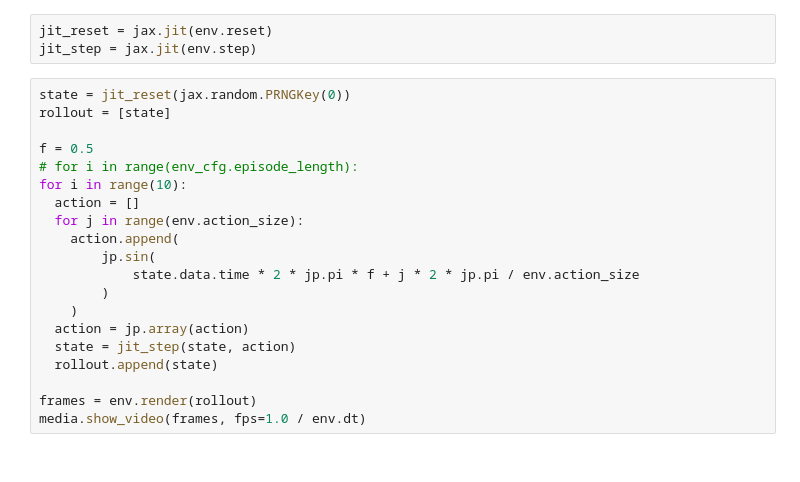
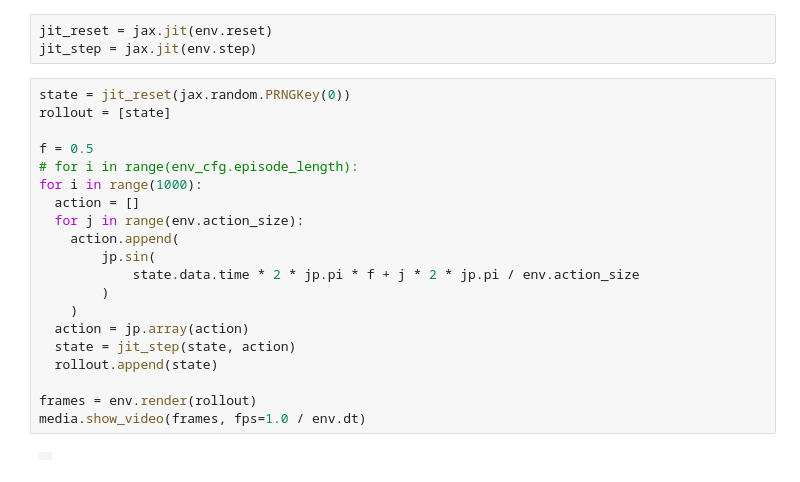
Before and after one commit to thuaduc/mujoco_playground, a Jupyter notebook: robco_environment_demo.ipynb, the cells around one changed output. Cells and saved outputs as stored; diff of their text form.

```diff
--- a/robco_environment_demo.ipynb
+++ b/robco_environment_demo.ipynb
@@ -45,20 +50,22 @@ jit_step = jax.jit(env.step)
 # %%
 state = jit_reset(jax.random.PRNGKey(0))
 rollout = [state]
 
 f = 0.5
 # for i in range(env_cfg.episode_length):
-for i in range(10):
+for i in range(1000):
   action = []
   for j in range(env.action_size):
     action.append(
         jp.sin(
             state.data.time * 2 * jp.pi * f + j * 2 * jp.pi / env.action_size
         )
     )
   action = jp.array(action)
   state = jit_step(state, action)
   rollout.append(state)
 
 frames = env.render(rollout)
 media.show_video(frames, fps=1.0 / env.dt)
+# %% [output]
+|  |
```
Also changed, not shown: parts of 1 cell of this notebook, 50 other files.
